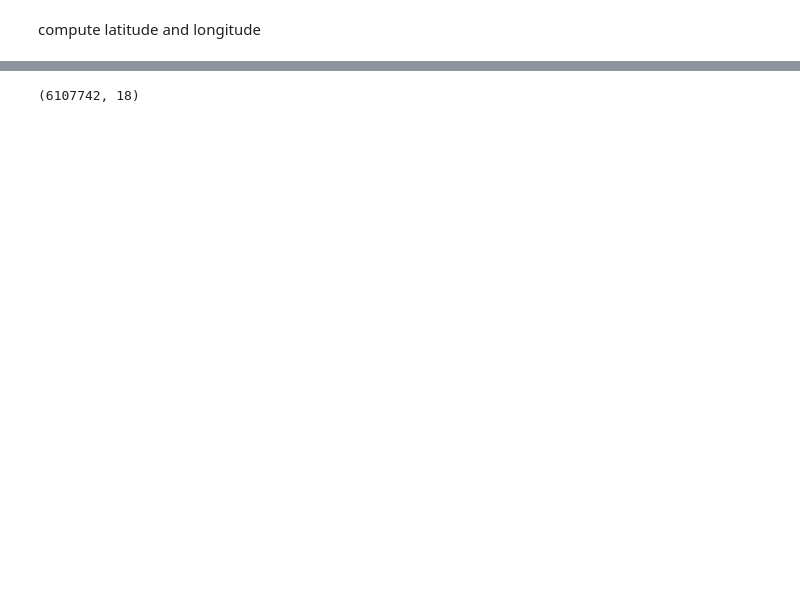
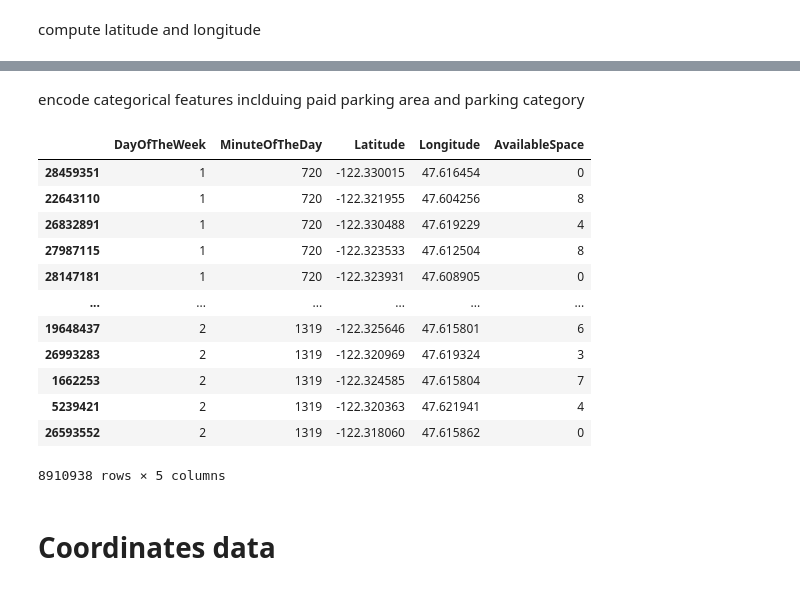
Before and after one commit to binhuiyun/cs6220-data-project, a Jupyter notebook: parking/data_cleaning.ipynb, the cells around one changed output, grey strips where cells are left out. Drawn from its saved outputs; the diff is of its cells as text; code cells hidden in the pictures; blank space fills up the shorter version.

```diff
--- a/parking/data_cleaning.ipynb
+++ b/parking/data_cleaning.ipynb
@@ -37,5 +41,5 @@ df.shape
 # %%
-df_clean = df.drop(columns='PaidParkingRate', axis = 1)
+df_clean = df.drop(['PaidParkingRate', 'PaidParkingSubArea'], axis = 1)
 # drop rows which contain missing values.
 df_clean = df_clean.dropna(axis=0)
 df_clean.shape
@@ -50,7 +54,7 @@ Add availability information
 # %%
 df_clean['OccupancyPercentage'] = df_clean['PaidOccupancy']/df_clean['ParkingSpaceCount']
-df_clean['HasAvailability'] = df_clean.OccupancyPercentage < 1
 df_clean['AvailableSpace'] = np.where(df_clean['ParkingSpaceCount'] - df_clean['PaidOccupancy'] > 0, df_clean['ParkingSpaceCount'] - df_clean['PaidOccupancy'], 0)
+df_clean['AvailablePercentage'] = df_clean['AvailableSpace']/df_clean['ParkingSpaceCount']
 df_clean.columns
 # %% [output]
 Index(['OccupancyDateTime', 'PaidOccupancy', 'BlockfaceName', 'SideOfStreet',
@@ -84,11 +87,6 @@ Compute datetime information.
 # %%
-from pandas.tseries.holiday import USFederalHolidayCalendar as calendar
-import time
 df_clean['OccupancyDateTime'] = pd.to_datetime(df_clean['OccupancyDateTime'],infer_datetime_format=True)
-
 df_clean['DayOfTheWeek'] = df_clean['OccupancyDateTime'].dt.day_of_week
-
 df_clean['Hour'] = df_clean['OccupancyDateTime'].dt.hour
 minute = df_clean['OccupancyDateTime'].dt.minute
-
-df_clean['MinuteOfTheDay'] = df_clean['Hour'] * 60 * 60 + minute  * 60
+df_clean['MinuteOfTheDay'] = df_clean['Hour'] * 60 + minute
@@ -105,4 +92,0 @@ Index(['OccupancyDateTime', 'PaidOccupancy', 'BlockfaceName', 'SideOfStreet',
-# %%
-df_clean.shape
-# %% [output]
-(6107742, 18)
@@ -110,0 +96,31 @@ df_clean.to_csv('data/clean_data.csv', sep=',')
+# %% [markdown]
+encode categorical features inclduing paid parking area and parking category
+# %%
+cleanup_nums = {"PaidParkingArea":
+                    {"South Lake Union": 1,
+                    "Denny Triangle": 2,
+                    "First Hill": 3,
+                    "Capitol Hill": 4},
+                "ParkingCategory":
+                    {"Paid Parking": 1,
+                    "Restricted Parking Zone": 2,
+                    "Carpool Parking": 3}}
+df_clean = df_clean.replace(cleanup_nums)
+# %%
+df_for_model = df_clean[['DayOfTheWeek','MinuteOfTheDay',
+'Latitude','Longitude','AvailableSpace']]
+df_for_model
+# %% [output]
+|  | DayOfTheWeek | MinuteOfTheDay | Latitude | Longitude | AvailableSpace |
+| 28459351 | 1 | 720 | -122.330015 | 47.616454 | 0 |
+| 22643110 | 1 | 720 | -122.321955 | 47.604256 | 8 |
+| 26832891 | 1 | 720 | -122.330488 | 47.619229 | 4 |
+| 27987115 | 1 | 720 | -122.323533 | 47.612504 | 8 |
+| 28147181 | 1 | 720 | -122.323931 | 47.608905 | 0 |
+| ... | ... | ... | ... | ... | ... |
+| 19648437 | 2 | 1319 | -122.325646 | 47.615801 | 6 |
+| 26993283 | 2 | 1319 | -122.320969 | 47.619324 | 3 |
+| 1662253 | 2 | 1319 | -122.324585 | 47.615804 | 7 |
+| 5239421 | 2 | 1319 | -122.320363 | 47.621941 | 4 |
+| 26593552 | 2 | 1319 | -122.318060 | 47.615862 | 0 |
+8910938 rows × 5 columns
@@ -111,3 +134,5 @@ df_clean.to_csv('data/clean_data.csv', sep=',')
+# %% [markdown]
+# Coordinates data
 # %%
 loc_df = df_clean[['Latitude','Longitude', 'BlockfaceName', 'SourceElementKey','SideOfStreet','ParkingSpaceCount','PaidParkingArea']]
 loc_df = loc_df.drop_duplicates(subset=['SourceElementKey'], keep='first')
```
Also changed, not shown: parts of 13 cells of this notebook, 1 other file.
